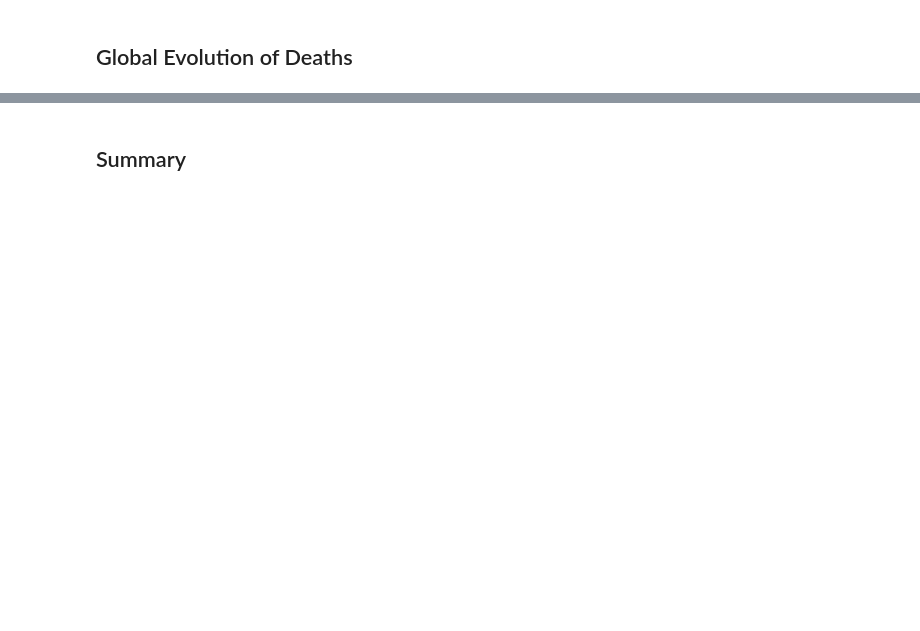
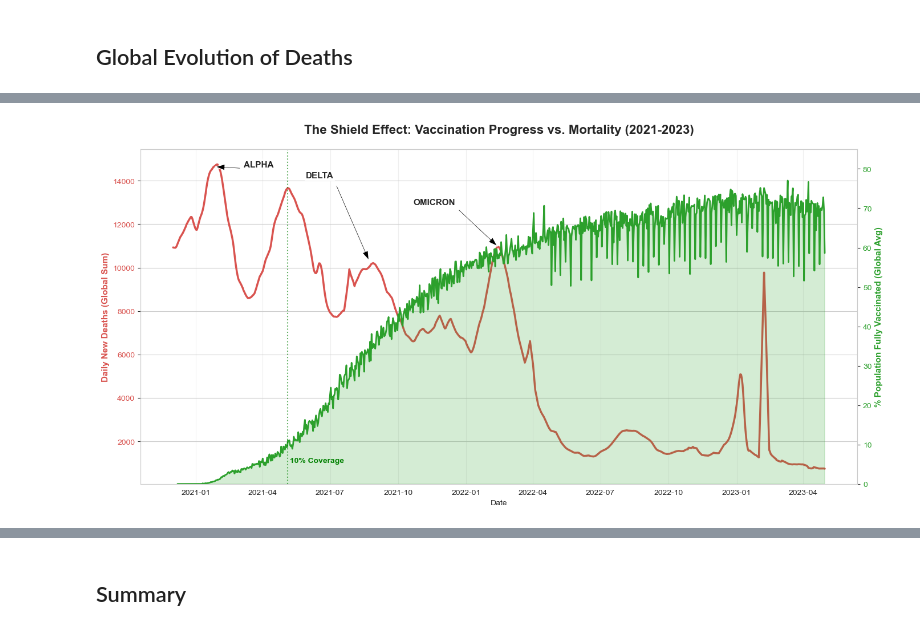
Before and after one commit to pablotutor/EDA-COVID-19, a Jupyter notebook: notebooks/05_temporal_analysis.ipynb, the cells around one changed output, grey strips where cells are left out. Drawn from its saved outputs; the diff is of its cells as text; code cells hidden in the pictures; blank space fills up the shorter version.

```diff
--- a/notebooks/05_temporal_analysis.ipynb
+++ b/notebooks/05_temporal_analysis.ipynb
@@ -149,0 +345,100 @@ plt.show()
+# %%
+# 1. PREPARE DATA
+vax_evolution = (
+    countries
+    .groupby("date")
+    .agg({
+        'people_fully_vaccinated_per_hundred': 'mean',
+        'new_deaths_smoothed': 'sum'
+    })
+    .reset_index()
+)
+
+vax_evolution['deaths_ma7'] = vax_evolution['new_deaths_smoothed'].rolling(7).mean()
+vax_data = vax_evolution.query("date >= '2020-12-01' and date < '2023-06-01'")
+
+# 2. VISUALIZATION
+fig, ax1 = plt.subplots(figsize=(14, 7))
+
+# --- AXIS 1 (RIGHT): VACCINATION ---
+color_vax = 'tab:green'
+ax2 = ax1.twinx()
+ax2.set_ylabel('% Population Fully Vaccinated (Global Avg)', color=color_vax, fontweight='bold', fontsize=11)
+ax2.fill_between(vax_data['date'], vax_data['people_fully_vaccinated_per_hundred'],
+                 color=color_vax, alpha=0.2, label='Vaccination Coverage')
+ax2.plot(vax_data['date'], vax_data['people_fully_vaccinated_per_hundred'],
+         color=color_vax, linewidth=2)
+ax2.tick_params(axis='y', labelcolor=color_vax)
+ax2.set_ylim(0, 85)
+ax2.grid(False)
+
+# --- AXIS 2 (LEFT): DEATHS ---
+color_death = '#d9534f'
+ax1.set_xlabel('Date')
+ax1.set_ylabel('Daily New Deaths (Global Sum)', color=color_death, fontweight='bold', fontsize=11)
+ax1.plot(vax_data['date'], vax_data['deaths_ma7'],
+         color=color_death, linewidth=2.5, linestyle='-', label='Daily Deaths (7-day MA)')
+ax1.tick_params(axis='y', labelcolor=color_death)
+ax1.grid(axis='x', alpha=0.3)
+
+# --- ANNOTATIONS (VARIANTS) ---
+
+variants_config = {
+    'ALPHA': {
+        'date': '2021-01-25',
+        'days_shift': 40,
+        'y_shift': 0,
+        'align': 'left'
+    },
+    'DELTA': {
+        'date': '2021-08-25',
+        'days_shift': -50,
+        'y_shift': 4000,
+        'align': 'right'
+    },
+    'OMICRON': {
+        'date': '2022-02-15',
+        'days_shift': -60,
+        'y_shift': 2000,
+        'align': 'right'
+    }
+}
+
+for name, config in variants_config.items():
+    target_date = pd.to_datetime(config['date'])
+
+    # Find Y value
+    try:
+        closest_idx = (vax_data['date'] - target_date).abs().idxmin()
+        row = vax_data.loc[closest_idx]
+        actual_date = row['date']
+        y_val = row['deaths_ma7']
+
+        # Calculate text position
+        text_date = actual_date + pd.Timedelta(days=config['days_shift'])
+        text_y = y_val + config['y_shift']
+
+        ax1.annotate(name,
+                     xy=(actual_date, y_val),             # Punta de la flecha
+                     xytext=(text_date, text_y),          # Texto
+                     arrowprops=dict(facecolor='black', shrink=0.05, width=1.5, headwidth=8),
+                     fontsize=11, fontweight='bold', ha=config['align'],
+                     bbox=dict(boxstyle="round,pad=0.2", fc="white", alpha=0.8, edgecolor='none'))
+    except:
+        pass
+
+# --- 10% VACCINATION LINE ---
+try:
+    date_10pct = vax_data[vax_data['people_fully_vaccinated_per_hundred'] >= 10].iloc[0]['date']
+    ax2.axvline(date_10pct, color='green', linestyle=':', alpha=0.6)
+    ax2.text(date_10pct, 5, " 10% Coverage", color='green', fontweight='bold', rotation=0, va='bottom')
+except:
+    pass
+
+# Titles & Layout
+plt.title("The Shield Effect: Vaccination Progress vs. Mortality (2021-2023)", fontsize=16, pad=20, fontweight="bold")
+fig.tight_layout()
+
+plt.show()
+# %% [output]
+[figure, added]
```
Also changed, not shown: parts of 21 cells of this notebook, 5 other files.
